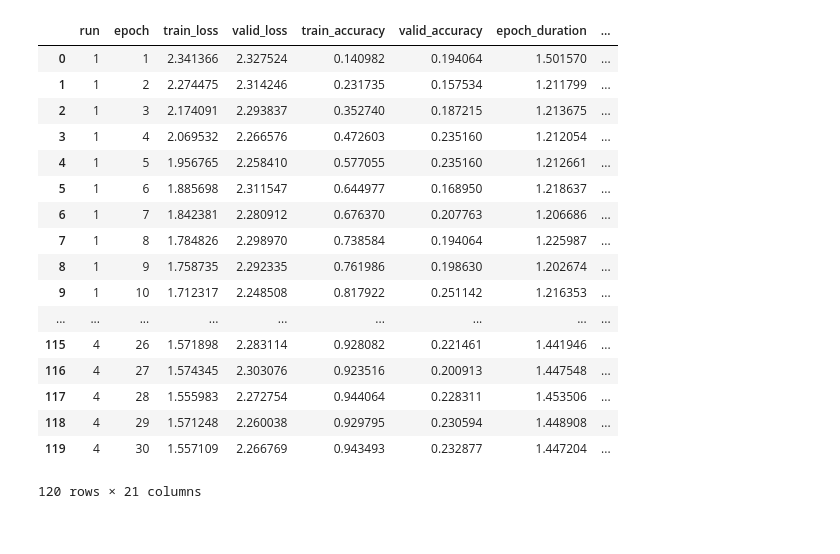
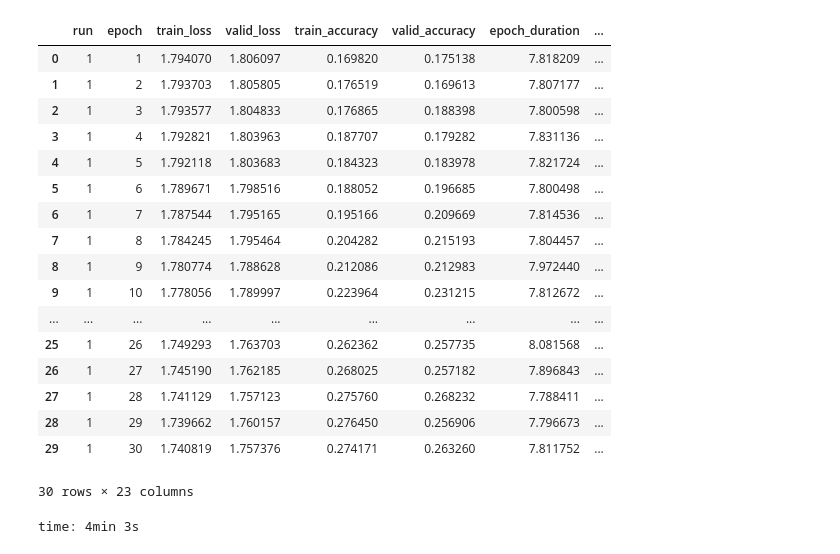
Before and after one commit to ckmah/splintr, a Jupyter notebook: notebooks/7-11-2019-cnn-model.ipynb, the cells around one changed output. Cells and saved outputs as stored; diff of their text form; code cells hidden in the pictures.

```diff
--- a/notebooks/7-11-2019-cnn-model.ipynb
+++ b/notebooks/7-11-2019-cnn-model.ipynb
@@ -105,28 +129,31 @@ valid_sampler = WeightedRandomSampler(weights=sample_weights[1],
 # %%
+# Run(num_classes=6, c1_in=250, c1_out=50, c1_kernel_w=10, c1_filter=64, c1_stride_w=5, c2_out=6, c2_kernel_w=4, c2_filter=8, c2_stride_w=4, fc_out=8, batch_size=128, lr=0.01, weight_decay=0, dropout=0)
 params = OrderedDict(
     # model parameters
     num_classes = [num_classes],
     c1_in = [seq_length],
-    c1_out = [100],
+    c1_out = [50],
     c1_kernel_w = [20],
-    c1_filter = [64, 256],
-    c1_stride_w = [4],
-    c2_out = [20],
-    c2_kernel_w = [3],
-    c2_filter = [128],
-    c2_stride_w = [3],
-    fc_out = [256, 512],
+    c1_filter = [64],
+    c1_stride_w = [5],
+    c2_out = [6],
+    c2_kernel_w = [4],
+    c2_filter = [8],
+    c2_stride_w = [4],
+    fc_out = [8],
 
     # hyperparameters
-    batch_size = [64],
-    lr = [0.001]
+    batch_size = [32],
+    lr = [0.0001],
+    weight_decay = [0],
+    dropout = [0]
 )
 
-manager = RunManager()
+manager = sp.RunManager()
 is_first_run = True
-for run in RunBuilder.get_runs(params):
+for run in sp.RunBuilder.get_runs(params):
     # Initialize model and dataset
-    network = SplintrNet(num_classes=run.num_classes,
+    network = sp.SplintrNet(num_classes=run.num_classes,
                       c1_in=run.c1_in,
                       c1_out=run.c1_out,
                       c1_kernel_w=run.c1_kernel_w,
@@ -136,17 +163,18 @@ for run in RunBuilder.get_runs(params):
                       c2_kernel_w=run.c2_kernel_w,
                       c2_filter=run.c2_filter,
                       c2_stride_w=run.c2_stride_w,
+                      dropout=run.dropout,
                       fc_out=run.fc_out).cuda(device)
 
     train_loader = DataLoader(train_dataset, batch_size=run.batch_size, sampler=train_sampler)
     valid_loader = DataLoader(valid_dataset, batch_size=run.batch_size, sampler=valid_sampler)
 
-    optimizer = torch.optim.Adam(network.parameters(), lr=run.lr)
-    log_dir = '/home/ubuntu/tb/7-29-19-10class/'
+    optimizer = torch.optim.Adam(network.parameters(), lr=run.lr, weight_decay=run.weight_decay)
+    log_dir = '/home/ubuntu/tb/8-05-19-6class/'
     # Display brief summary of first model
-#     if is_first_run:
-#         is_first_run = False
-#         summary(network.cuda(), input_size=(4, 4, seq_length), device='cuda')
+    if is_first_run:
+        is_first_run = False
+        summary(network.cuda(), input_size=(4, 4, seq_length), device='cuda')
 #         util.show_sample(train_dataset[np.random.randint(len(train_dataset))], class_names=label_names)
 
     # Perform training
@@ -155,49 +183,50 @@ for run in RunBuilder.get_runs(params):
     for epoch in range(30):
 
         manager.begin_epoch()
 
         # Train on batch
         for batch in train_loader:
             seqs, labels = batch
             preds = network(seqs.cuda(device)) # pass batch
             loss = F.cross_entropy(preds, labels.cuda(device)) # calculate loss
             optimizer.zero_grad() # zero gradients
             loss.backward() # calculate gradients
             optimizer.step() # update weights
 
             manager.track_train_loss(loss)
             manager.track_train_num_correct(preds, labels.cuda(device))
 
         # Check validation set
         with torch.no_grad():
             for data in valid_loader:
                 seqs, labels = data
                 preds = network(seqs.cuda(device))
                 loss = F.cross_entropy(preds, labels.cuda(device))
 
                 manager.track_valid_loss(loss)
                 manager.track_valid_num_correct(preds, labels.cuda(device))
 
         manager.end_epoch()
-    manager.end_run(train_class_names=[sample[1] for sample in train_dataset],
-                    valid_class_names=[sample[1] for sample in valid_dataset])
+    manager.end_run(train_class_names=label_names[1],
+                    valid_class_names=label_names[1])
 manager.save('../results')
 # %% [output]
 |  | run | epoch | train_loss | valid_loss | train_accuracy | valid_accuracy | epoch_duration | ... |
-| 0 | 1 | 1 | 2.341366 | 2.327524 | 0.140982 | 0.194064 | 1.501570 | ... |
-| 1 | 1 | 2 | 2.274475 | 2.314246 | 0.231735 | 0.157534 | 1.211799 | ... |
-| 2 | 1 | 3 | 2.174091 | 2.293837 | 0.352740 | 0.187215 | 1.213675 | ... |
-| 3 | 1 | 4 | 2.069532 | 2.266576 | 0.472603 | 0.235160 | 1.212054 | ... |
-| 4 | 1 | 5 | 1.956765 | 2.258410 | 0.577055 | 0.235160 | 1.212661 | ... |
-| 5 | 1 | 6 | 1.885698 | 2.311547 | 0.644977 | 0.168950 | 1.218637 | ... |
-| 6 | 1 | 7 | 1.842381 | 2.280912 | 0.676370 | 0.207763 | 1.206686 | ... |
-| 7 | 1 | 8 | 1.784826 | 2.298970 | 0.738584 | 0.194064 | 1.225987 | ... |
-| 8 | 1 | 9 | 1.758735 | 2.292335 | 0.761986 | 0.198630 | 1.202674 | ... |
-| 9 | 1 | 10 | 1.712317 | 2.248508 | 0.817922 | 0.251142 | 1.216353 | ... |
+| 0 | 1 | 1 | 1.794070 | 1.806097 | 0.169820 | 0.175138 | 7.818209 | ... |
+| 1 | 1 | 2 | 1.793703 | 1.805805 | 0.176519 | 0.169613 | 7.807177 | ... |
+| 2 | 1 | 3 | 1.793577 | 1.804833 | 0.176865 | 0.188398 | 7.800598 | ... |
+| 3 | 1 | 4 | 1.792821 | 1.803963 | 0.187707 | 0.179282 | 7.831136 | ... |
+| 4 | 1 | 5 | 1.792118 | 1.803683 | 0.184323 | 0.183978 | 7.821724 | ... |
+| 5 | 1 | 6 | 1.789671 | 1.798516 | 0.188052 | 0.196685 | 7.800498 | ... |
+| 6 | 1 | 7 | 1.787544 | 1.795165 | 0.195166 | 0.209669 | 7.814536 | ... |
+| 7 | 1 | 8 | 1.784245 | 1.795464 | 0.204282 | 0.215193 | 7.804457 | ... |
+| 8 | 1 | 9 | 1.780774 | 1.788628 | 0.212086 | 0.212983 | 7.972440 | ... |
+| 9 | 1 | 10 | 1.778056 | 1.789997 | 0.223964 | 0.231215 | 7.812672 | ... |
 | ... | ... | ... | ... | ... | ... | ... | ... | ... |
-| 115 | 4 | 26 | 1.571898 | 2.283114 | 0.928082 | 0.221461 | 1.441946 | ... |
-| 116 | 4 | 27 | 1.574345 | 2.303076 | 0.923516 | 0.200913 | 1.447548 | ... |
-| 117 | 4 | 28 | 1.555983 | 2.272754 | 0.944064 | 0.228311 | 1.453506 | ... |
-| 118 | 4 | 29 | 1.571248 | 2.260038 | 0.929795 | 0.230594 | 1.448908 | ... |
-| 119 | 4 | 30 | 1.557109 | 2.266769 | 0.943493 | 0.232877 | 1.447204 | ... |
+| 25 | 1 | 26 | 1.749293 | 1.763703 | 0.262362 | 0.257735 | 8.081568 | ... |
+| 26 | 1 | 27 | 1.745190 | 1.762185 | 0.268025 | 0.257182 | 7.896843 | ... |
+| 27 | 1 | 28 | 1.741129 | 1.757123 | 0.275760 | 0.268232 | 7.788411 | ... |
+| 28 | 1 | 29 | 1.739662 | 1.760157 | 0.276450 | 0.256906 | 7.796673 | ... |
+| 29 | 1 | 30 | 1.740819 | 1.757376 | 0.274171 | 0.263260 | 7.811752 | ... |
-120 rows × 21 columns
+30 rows × 23 columns
+time: 4min 3s
```
Also changed, not shown: parts of 8 cells of this notebook, 11 other files.
